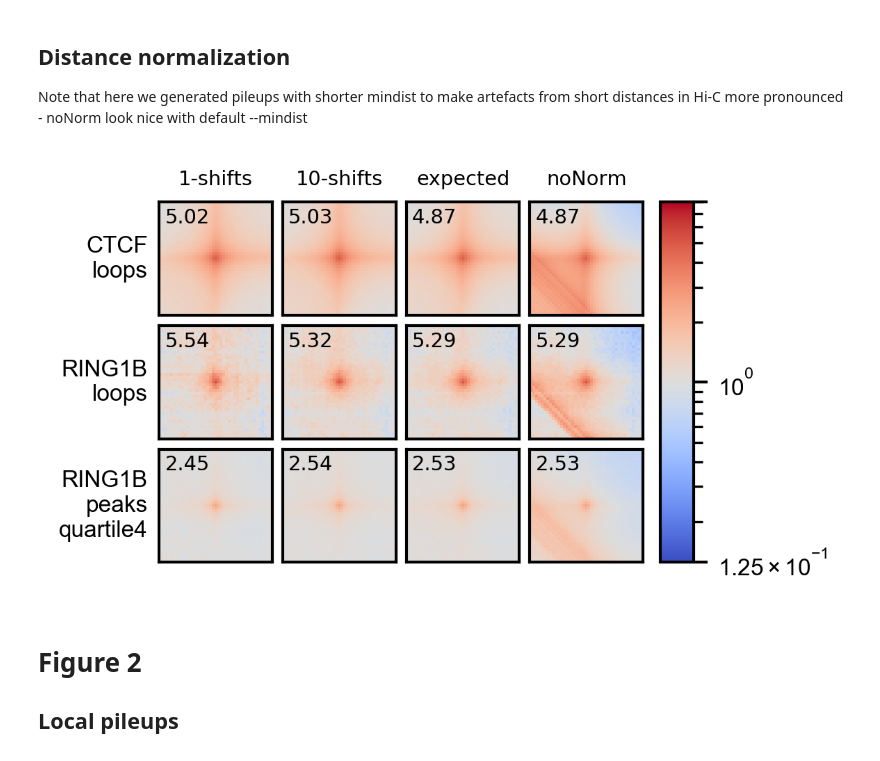
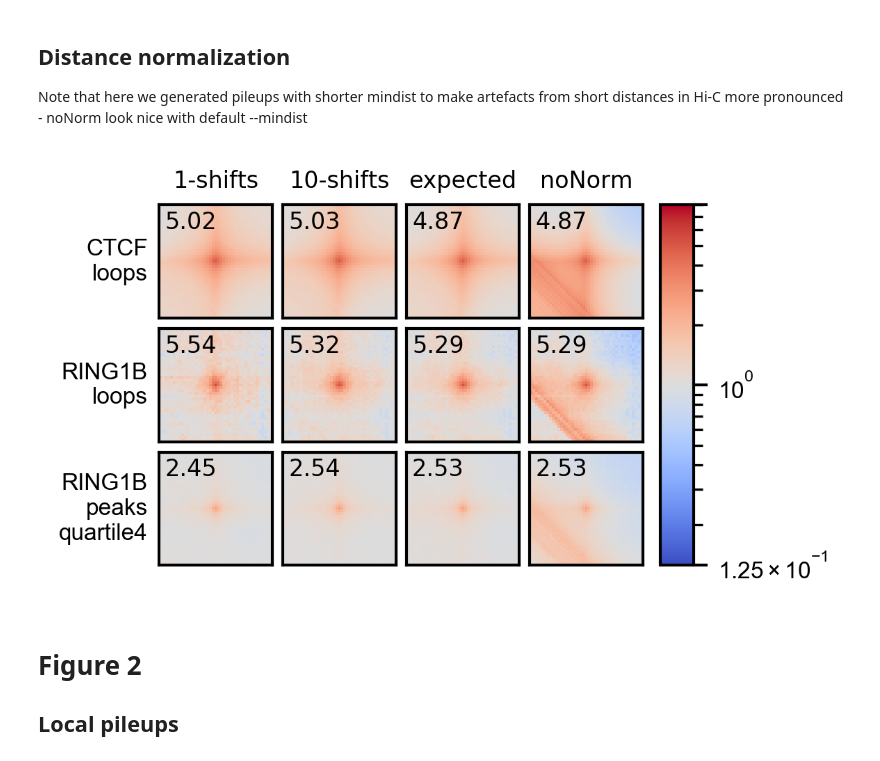
Before and after one commit to Phlya/coolpuppy_paper, a Jupyter notebook: notebook.ipynb, the cells around one changed output. Saved outputs shown, nothing was run; the diff lists cells and outputs as text; code cells hidden in the pictures.

```diff
--- a/notebook.ipynb
+++ b/notebook.ipynb
@@ -146,12 +146,12 @@ for i, cond in enumerate(cols):
         m = axarr[n1, n2].imshow(normCis(data, 1), cmap='coolwarm', norm=LogNorm(vmax=amax, vmin=amin))
         axarr[n1, n2].set_yticks([], [])
         axarr[n1, n2].set_xticks([], [])
-        axarr[n1, n2].set_ylabel(rownames[j], size='x-small', rotation=0, ha='right', va='center')
+        axarr[n1, n2].set_ylabel(rownames[j], size=8, rotation=0, ha='right', va='center')
         axarr[n1, n2].text(s=get_enrichment(normCis(data), 1), y=0.95, x=0.05, ha='left', va='top',
-                           size='x-small',
+                           size=8,
                            transform = axarr[n1, n2].transAxes)
         make_nice(axarr[n1, n2])
-        axarr[n1, 0].set_title(cond.replace('_', '\n'), rotation=0, size='x-small')
+        axarr[n1, 0].set_title(cond.replace('_', '\n'), rotation=0, size=8)
 cb = plt.colorbar(m, grid.cbar_axes[0])
 cb.set_ticks([amin, 1, amax])
 make_nice(cb.ax)
@@ -183,38 +183,38 @@ grid = ImageGrid(f, 111,  share_all=False,
                  direction='column',
                  axes_pad=0.05,
                  add_all=True,
                  label_mode="L",
                  cbar_location="right",
                  cbar_mode="single",
                  cbar_size="10%",
                  cbar_pad="5%",
                  cbar_set_cax=True
                  )
 axarr = np.array(grid).reshape((len(cols), len(rows)))
 cbarr = np.array(grid.cbar_axes).reshape((len(cols), len(rows)))
 for i, cond in enumerate(cols):
     amax = 8
     amin = 2**-np.log2(amax)
     for j, bed in enumerate(rows):
         n1 = cols.index(cond)
         n2 = rows.index(bed)
         data = loops[cond][bed]
         m = axarr[n1, n2].imshow(normCis(data, 1), cmap='coolwarm', norm=LogNorm(vmax=amax, vmin=amin))
         axarr[n1, n2].set_yticks([], [])
         axarr[n1, n2].set_xticks([], [])
-        axarr[n1, n2].set_ylabel(rownames[j], size='x-small', rotation=0, ha='right', va='center')#bed.replace('_', '\n')
+        axarr[n1, n2].set_ylabel(rownames[j], size=8, rotation=0, ha='right', va='center')#bed.replace('_', '\n')
         axarr[n1, n2].text(s=get_enrichment(normCis(data), 1), y=0.95, x=0.05, ha='left', va='top',
-                           size='x-small',
+                           size=8,
                            transform = axarr[n1, n2].transAxes)
         make_nice(axarr[n1, n2])
-        axarr[n1, 0].set_title(cond, rotation=0, size='x-small')
+        axarr[n1, 0].set_title(cond, rotation=0, size=8)
 cb = plt.colorbar(m, grid.cbar_axes[0])
 cb.set_ticks([amin, 1, amax])
 make_nice(cb.ax)
-# plt.savefig('Figure_panels/Fig1B.svg', bbox_inches='tight')
+plt.savefig('Figure_panels/Fig1B.svg', bbox_inches='tight')
 plt.show()
 # %% [output]
-[figure, old version]
+[figure, new version]
 # %% [markdown]
 # Figure 2
 ## Local pileups
```
Also changed, not shown: parts of 12 cells of this notebook, 26 other files.
